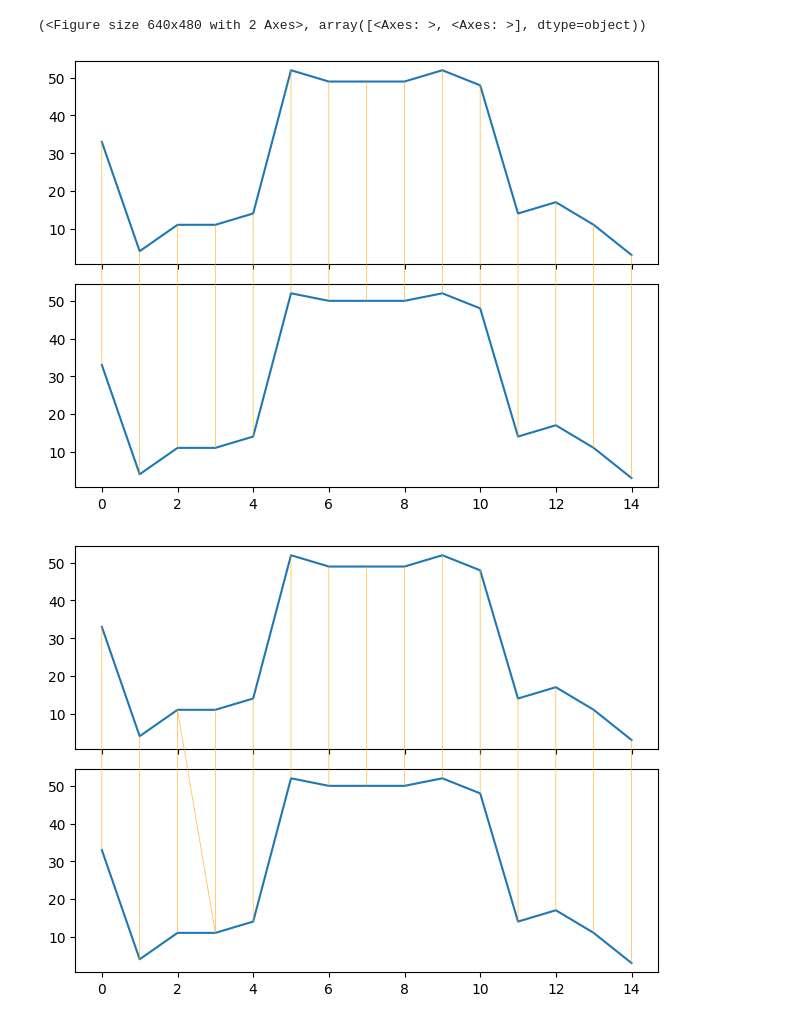
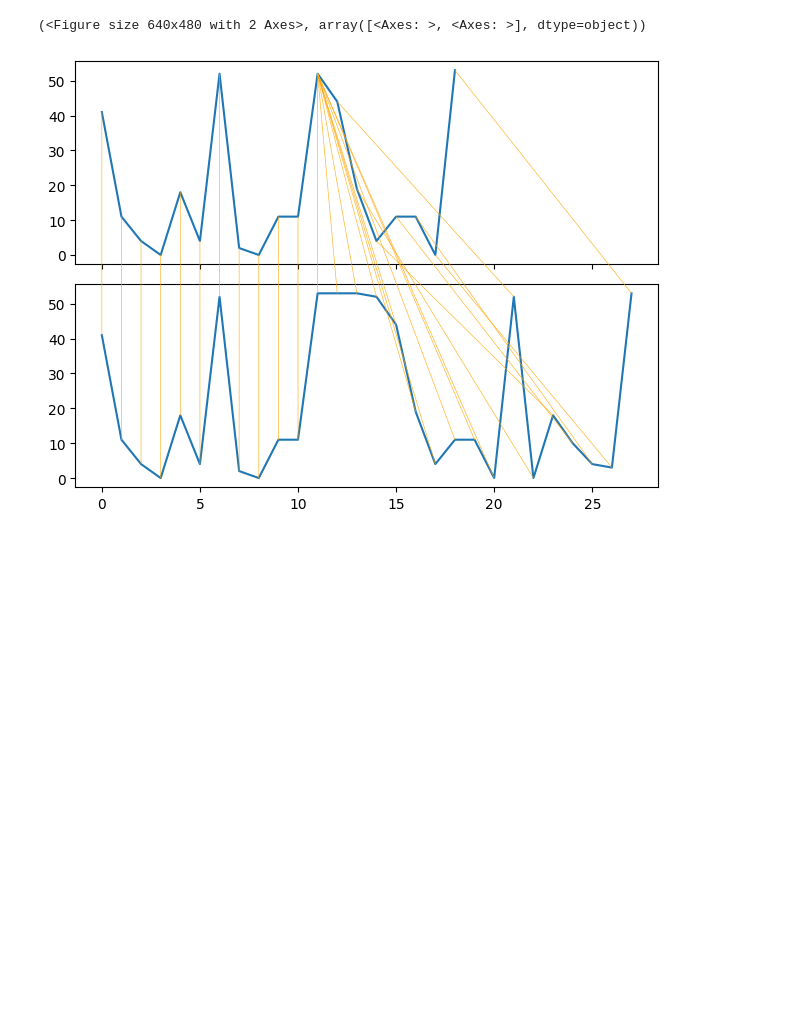
Before and after one commit to AdelNehili/Seminar, a Jupyter notebook: main_twed.ipynb, the cells around one changed output. Cells and saved outputs as stored; diff of their text form; code cells hidden in the pictures; blank space fills up the shorter version.

```diff
--- a/main_twed.ipynb
+++ b/main_twed.ipynb
@@ -1,44 +1,45 @@
 # %%
-source = "Hello XXX World"
-target = "Hello YYY World"
+source = "Please call Stella."
+target = "Please call... Stella asked."
 
 import numpy as np
 from dtaidistance import dtw
 from dtaidistance import dtw_visualisation as dtwvis
 
 from utils import extract_erp_path, extacted_twed_path
 
 # Character mapping
-char_map = {char: idx for idx, char in enumerate("abcdefghijklmnopqrstuvwxyzABCDEFGHIJKLMNOPQRSTUVWXYZ ")}
+char_map = {char: idx for idx, char in enumerate("abcdefghijklmnopqrstuvwxyzABCDEFGHIJKLMNOPQRSTUVWXYZ .")}
 
 
 # Function to convert a string into a sequence of integers along with timestamps
 def encode_string_with_timestamps(s, char_map):
     encoded = np.array([char_map[char] for char in s], dtype=np.float32)
     timestamps = np.arange(1, len(s) + 1)  # Assigning sequential timestamps
     return encoded, timestamps
 
 
 # Encode the two strings with timestamps
 s1, t1 = encode_string_with_timestamps(source, char_map)
 s2, t2 = encode_string_with_timestamps(target, char_map)
 
-nu = 1.0  # Elasticity parameter
-lamb = 0.5  # Gap penalty
-
 
 # Compute DTW warping path
 path = dtw.warping_path(s1, s2)
 erp_path = extract_erp_path(s1, s2)
+
+
+nu = 1.0  # Elasticity parameter
+lamb = 1.0  # Gap penalty
+
 twed_path =extacted_twed_path(s1, t1, s2, t2, nu, lamb)
 
 
 
 
-dtwvis.plot_warping(s1, s2, path)
-dtwvis.plot_warping(s1, s2, erp_path)
+#dtwvis.plot_warping(s1, s2, path)
+#dtwvis.plot_warping(s1, s2, erp_path)
 dtwvis.plot_warping(s1, s2, twed_path)
 # %% [output]
 (<Figure size 640x480 with 2 Axes>, array([<Axes: >, <Axes: >], dtype=object))
-[figure, old version]
+[figure, new version]
-[figure, removed]
```
Also changed, not shown: parts of 2 cells of this notebook, 1 other file.
